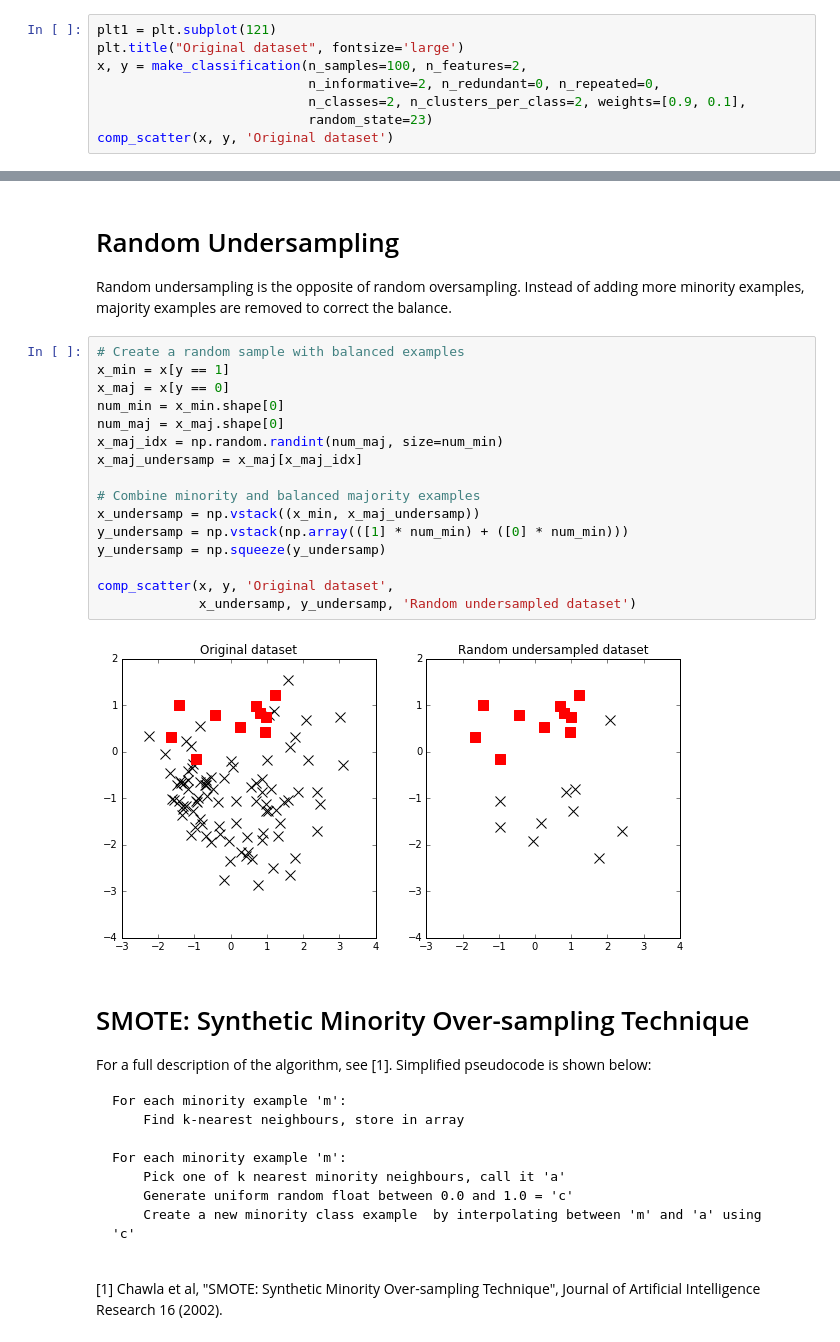
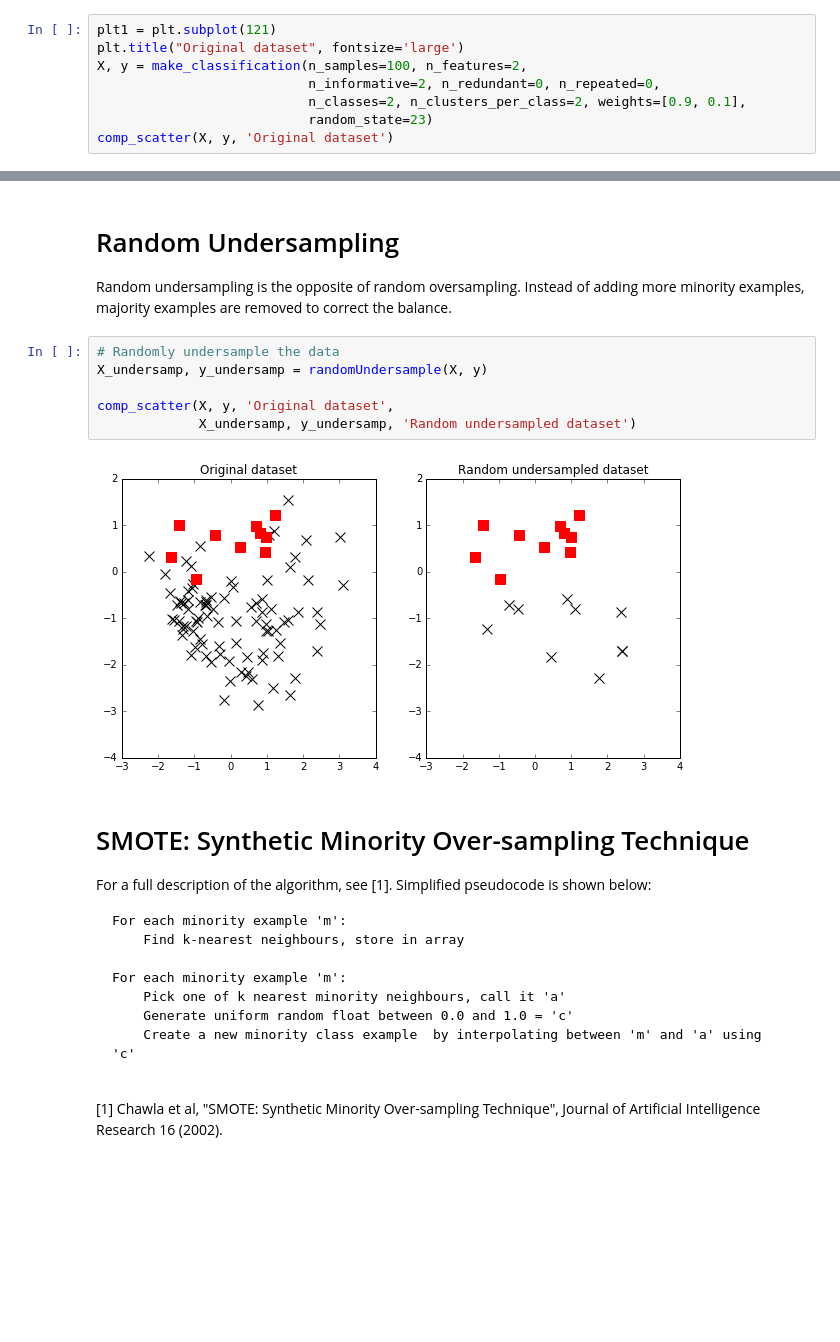
Before and after one commit to timgasser/acm_imbalanced_learning, a Jupyter notebook: acm_imbalance_sampling.ipynb, the cells around one changed output, grey strips where cells are left out. Drawn from its saved outputs; the diff is of its cells as text; blank space fills up the shorter version.

```diff
--- a/acm_imbalance_sampling.ipynb
+++ b/acm_imbalance_sampling.ipynb
@@ -60,11 +63,11 @@ To demonstrate the sampling methods, we'll generate a small dataset using scikit
 # %%
 plt1 = plt.subplot(121)
 plt.title("Original dataset", fontsize='large')
-x, y = make_classification(n_samples=100, n_features=2,
+X, y = make_classification(n_samples=100, n_features=2,
                            n_informative=2, n_redundant=0, n_repeated=0,
                            n_classes=2, n_clusters_per_class=2, weights=[0.9, 0.1],
                            random_state=23)
-comp_scatter(x, y, 'Original dataset')
+comp_scatter(X, y, 'Original dataset')
 # %% [output]
 [figure]
 # %% [markdown]
@@ -96,24 +88,14 @@ comp_scatter(x, y, 'Original dataset',
 # Random Undersampling
 
 Random undersampling is the opposite of random oversampling. Instead of adding more minority examples, majority examples are removed to correct the balance.
-# %%
-# Create a random sample with balanced examples
-x_min = x[y == 1]
-x_maj = x[y == 0]
-num_min = x_min.shape[0]
-num_maj = x_maj.shape[0]
-x_maj_idx = np.random.randint(num_maj, size=num_min)
-x_maj_undersamp = x_maj[x_maj_idx]
-
-# Combine minority and balanced majority examples
-x_undersamp = np.vstack((x_min, x_maj_undersamp))
-y_undersamp = np.vstack(np.array(([1] * num_min) + ([0] * num_min)))
-y_undersamp = np.squeeze(y_undersamp)
-
-comp_scatter(x, y, 'Original dataset',
-             x_undersamp, y_undersamp, 'Random undersampled dataset')
-# %% [output]
-[figure, removed]
+# %%
+# Randomly undersample the data
+X_undersamp, y_undersamp = randomUndersample(X, y)
+
+comp_scatter(X, y, 'Original dataset',
+             X_undersamp, y_undersamp, 'Random undersampled dataset')
+# %% [output]
+[figure, added]
 # %% [markdown]
 # SMOTE: Synthetic Minority Over-sampling Technique
 
```
Also changed, not shown: parts of 5 cells of this notebook, 2 other files.
